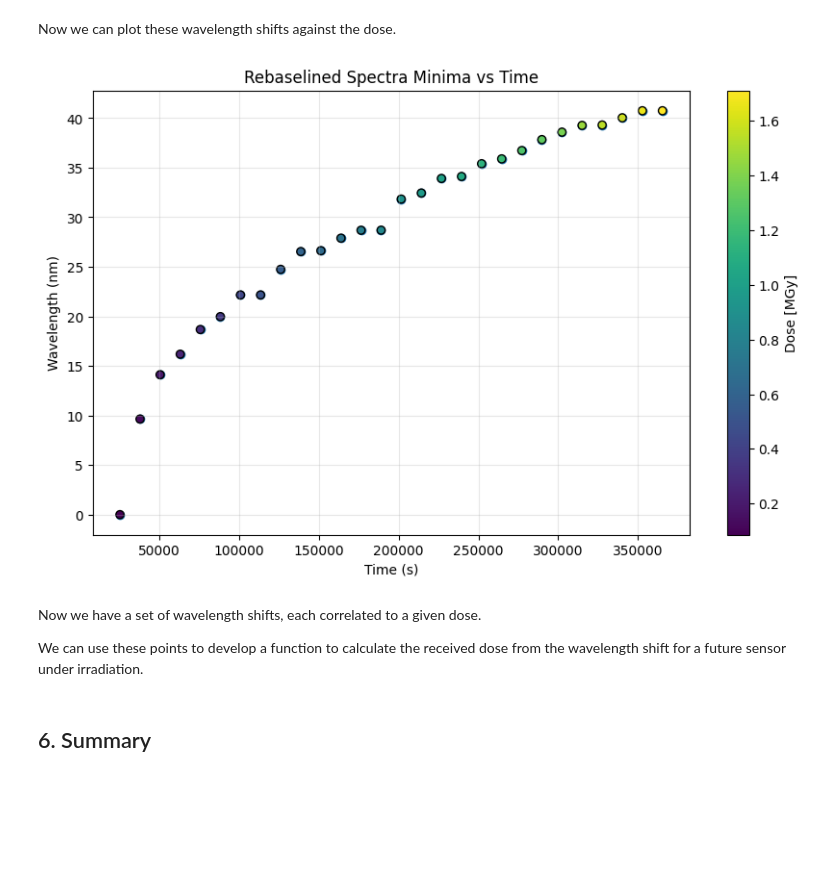
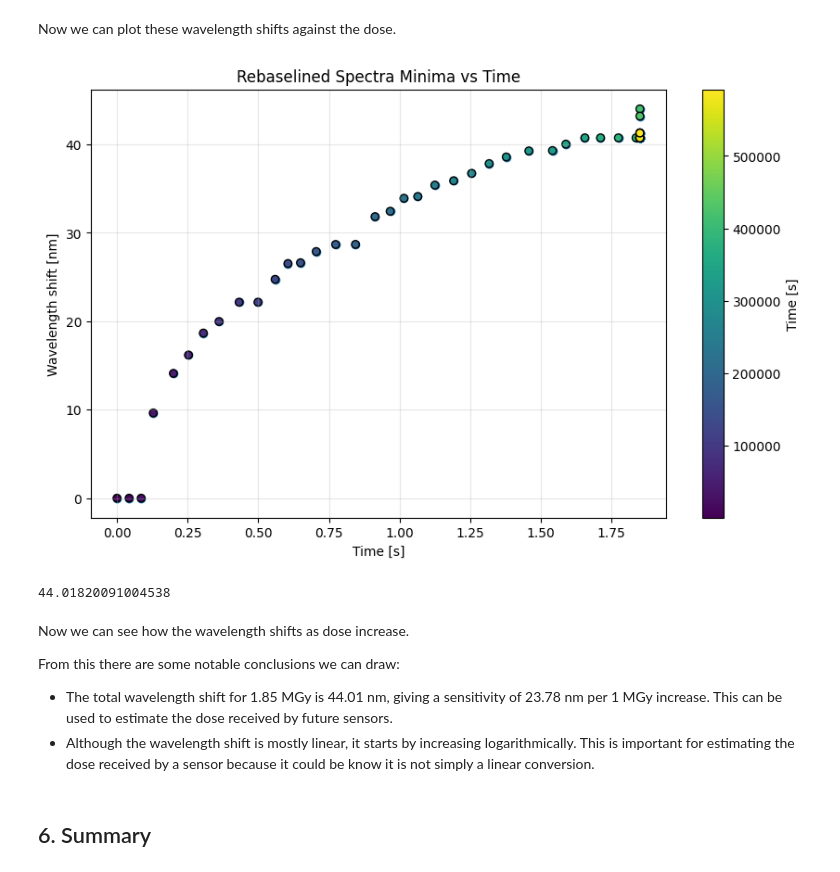
Before and after one commit to rsamconn/Fibre-optics-demo, a Jupyter notebook: fibre-demo.ipynb, the cells around one changed output. Cells and saved outputs as stored; diff of their text form; code cells hidden in the pictures; blank space fills up the shorter version.

```diff
--- a/fibre-demo.ipynb
+++ b/fibre-demo.ipynb
@@ -521,34 +499,42 @@ rebaselined_minima = extract_spectra_minima(rebaselined_spectra, wavelengths_LPG
 Next we find the wavelength shift by subtracting the first minimum from each subsequent minimum.
 # %%
 first_minimum = rebaselined_minima[0]
-wavlength_shift = rebaselined_minima - first_minimum
+wavelength_shift = rebaselined_minima - first_minimum
 # %% [markdown]
 Now we can plot these wavelength shifts against the dose.
 # %%
 # Plot the minima vs time
 def plot_minima_vs_time(wavelength_minima, time_data, title="Spectra Minima vs Time", power_minima=None, colorlabel=None):
     """Plot the minima of each spectrum against time"""
     plt.figure(figsize=(10, 6))
     plt.scatter(time_data, wavelength_minima)
     if power_minima is not None:
         plt.scatter(time_data, wavelength_minima, c=power_minima, cmap='viridis', edgecolor='k')
         # plt.colorbar(label='Intensity')
         plt.colorbar(label=colorlabel)
-    plt.xlabel('Time (s)')
-    plt.ylabel('Wavelength (nm)')
+    plt.xlabel('Time [s]')
+    plt.ylabel('Wavelength shift [nm]')
     plt.title(title)
     plt.grid(True, alpha=0.3)
     plt.show()
 
 # Call the function to plot
-plot_minima_vs_time(wavlength_shift[:-3], times_cut[:-3], title="Rebaselined Spectra Minima vs Time", power_minima=dose_interpolated[:-3], colorlabel='Dose [MGy]')
-# plot_minima_vs_time(rebaselined_minima[:-3], dose_interpolated[:-3], title="Rebaselined Spectra Minima vs Time", power_minima=times_cut[:-3], colorlabel='Dose [MGy]')
+# plot_minima_vs_time(wavelength_shift[:-3], times_cut[:-3], title="Rebaselined Spectra Minima vs Time", power_minima=dose_interpolated[:-3], colorlabel='Dose [MGy]')
+plot_minima_vs_time(wavelength_shift, dose_interpolated, title="Rebaselined Spectra Minima vs Time", power_minima=times_cut, colorlabel='Time [s]')
 # %% [output]
-[figure, old version]
+[figure, new version]
+# %%
+print(np.max(wavelength_shift))
+# %% [output]
+44.01820091004538
 # %% [markdown]
-Now we have a set of wavelength shifts, each correlated to a given dose.
+Now we can see how the wavelength shifts as dose increase.
 
-We can use these points to develop a function to calculate the received dose from the wavelength shift for a future sensor under irradiation.
+From this there are some notable conclusions we can draw:
+- The total wavelength shift for 1.85 MGy is 44.01 nm, giving a sensitivity of 23.78 nm per 1 MGy increase. This can be used to estimate the dose received by future sensors.
+- Although the wavelength shift is mostly linear, it starts by increasing logarithmically. This is important for estimating the dose received by a sensor because it could be know it is not simply a linear conversion.
+
+<!-- We can use these points to develop a function to calculate the received dose from the wavelength shift for a future sensor under irradiation. -->
 
 <!-- ### 4.2 Fit a curve to the wavelength-dose data
 
```
Also changed, not shown: parts of 8 cells of this notebook, 1 other file.
